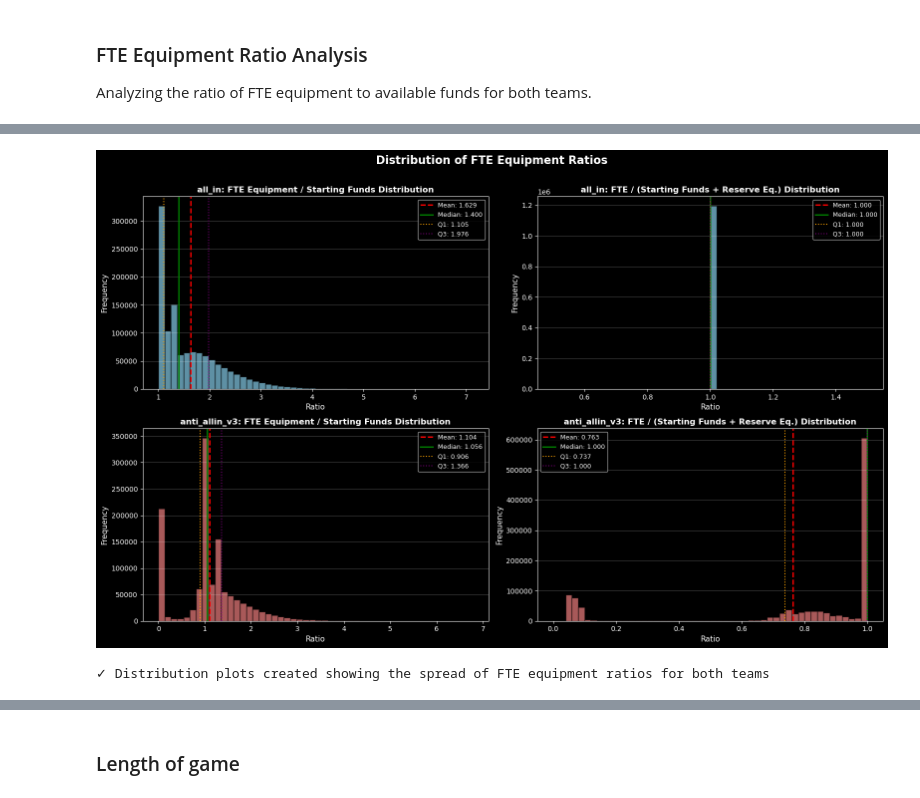
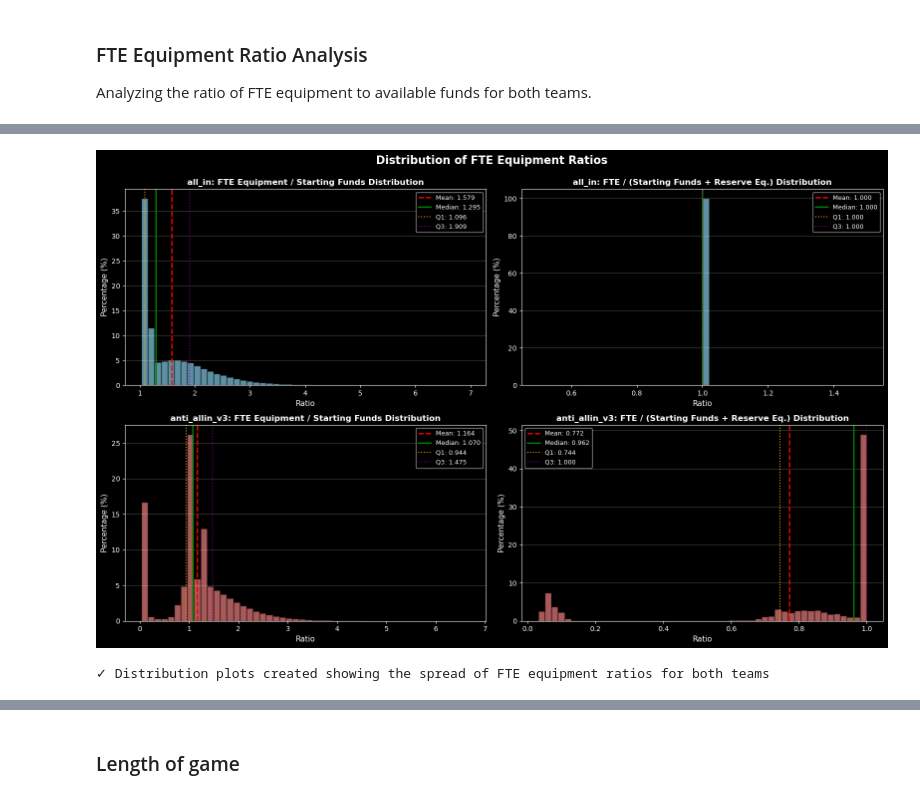
Before and after one commit to petz15/csgo_abm, a Jupyter notebook: analysis_notebook_v2.ipynb, the cells around one changed output, grey strips where cells are left out. Saved outputs shown, nothing was run; the diff lists cells and outputs as text; code cells hidden in the pictures.

```diff
--- a/analysis_notebook_v2.ipynb
+++ b/analysis_notebook_v2.ipynb
@@ -15,7 +15,7 @@ if 'MATCHUP_FOLDER' in os.environ:
     print(f"Batch mode: Analyzing {os.path.basename(FOLDER_PATH)}")
 else:
     # Manual mode - use hardcoded paths
-    FOLDER_PATH = r"results_20260105_215737"  # Update this path
+    FOLDER_PATH = r"results_20260106_002345"  # Update this path
     CSV_FILE_PATH = rf"{FOLDER_PATH}\all_games_minimal.csv"
     CSV_INFO_FILE_PATH = rf"{FOLDER_PATH}\simulation_summary.json"
     print(f"Manual mode: Analyzing {FOLDER_PATH}")
@@ -306,60 +306,68 @@ all_in:
 fig, axes = plt.subplots(2, 2, figsize=(16, 10))
 
 # Team 1 - FTE/Funds_Start Distribution
-axes[0, 0].hist(t1_fte_to_funds_start.dropna(), bins=50, alpha=0.7, color='skyblue', edgecolor='black')
+t1_data = t1_fte_to_funds_start.dropna()
+weights1 = np.ones_like(t1_data) * (100.0 / len(t1_data))
+axes[0, 0].hist(t1_data, bins=50, weights=weights1, alpha=0.7, color='skyblue', edgecolor='black')
 axes[0, 0].axvline(t1_fte_to_funds_start.mean(), color='red', linestyle='--', linewidth=2, label=f'Mean: {t1_fte_to_funds_start.mean():.3f}')
 axes[0, 0].axvline(t1_fte_to_funds_start.median(), color='green', linestyle='-', linewidth=2, label=f'Median: {t1_fte_to_funds_start.median():.3f}')
 axes[0, 0].axvline(t1_fte_to_funds_start.quantile(0.25), color='orange', linestyle=':', linewidth=1.5, label=f'Q1: {t1_fte_to_funds_start.quantile(0.25):.3f}')
 axes[0, 0].axvline(t1_fte_to_funds_start.quantile(0.75), color='purple', linestyle=':', linewidth=1.5, label=f'Q3: {t1_fte_to_funds_start.quantile(0.75):.3f}')
 axes[0, 0].set_xlabel('Ratio', fontsize=11)
-axes[0, 0].set_ylabel('Frequency', fontsize=11)
+axes[0, 0].set_ylabel('Percentage (%)', fontsize=11)
 axes[0, 0].set_title(f'{t1_label}: FTE Equipment / Starting Funds Distribution', fontsize=12, fontweight='bold')
 axes[0, 0].legend(fontsize=9)
 axes[0, 0].grid(axis='y', alpha=0.3)
 
 # Team 1 - FTE/Total Funds Distribution
-axes[0, 1].hist(t1_fte_to_total_funds.dropna(), bins=50, alpha=0.7, color='skyblue', edgecolor='black')
+t1_data2 = t1_fte_to_total_funds.dropna()
+weights2 = np.ones_like(t1_data2) * (100.0 / len(t1_data2))
+axes[0, 1].hist(t1_data2, bins=50, weights=weights2, alpha=0.7, color='skyblue', edgecolor='black')
 axes[0, 1].axvline(t1_fte_to_total_funds.mean(), color='red', linestyle='--', linewidth=2, label=f'Mean: {t1_fte_to_total_funds.mean():.3f}')
 axes[0, 1].axvline(t1_fte_to_total_funds.median(), color='green', linestyle='-', linewidth=2, label=f'Median: {t1_fte_to_total_funds.median():.3f}')
 axes[0, 1].axvline(t1_fte_to_total_funds.quantile(0.25), color='orange', linestyle=':', linewidth=1.5, label=f'Q1: {t1_fte_to_total_funds.quantile(0.25):.3f}')
 axes[0, 1].axvline(t1_fte_to_total_funds.quantile(0.75), color='purple', linestyle=':', linewidth=1.5, label=f'Q3: {t1_fte_to_total_funds.quantile(0.75):.3f}')
 axes[0, 1].set_xlabel('Ratio', fontsize=11)
-axes[0, 1].set_ylabel('Frequency', fontsize=11)
+axes[0, 1].set_ylabel('Percentage (%)', fontsize=11)
 axes[0, 1].set_title(f'{t1_label}: FTE / (Starting Funds + Reserve Eq.) Distribution', fontsize=12, fontweight='bold')
 axes[0, 1].legend(fontsize=9)
 axes[0, 1].grid(axis='y', alpha=0.3)
 
 # Team 2 - FTE/Funds_Start Distribution
-axes[1, 0].hist(t2_fte_to_funds_start.dropna(), bins=50, alpha=0.7, color='lightcoral', edgecolor='black')
+t2_data = t2_fte_to_funds_start.dropna()
+weights3 = np.ones_like(t2_data) * (100.0 / len(t2_data))
+axes[1, 0].hist(t2_data, bins=50, weights=weights3, alpha=0.7, color='lightcoral', edgecolor='black')
 axes[1, 0].axvline(t2_fte_to_funds_start.mean(), color='red', linestyle='--', linewidth=2, label=f'Mean: {t2_fte_to_funds_start.mean():.3f}')
 axes[1, 0].axvline(t2_fte_to_funds_start.median(), color='green', linestyle='-', linewidth=2, label=f'Median: {t2_fte_to_funds_start.median():.3f}')
 axes[1, 0].axvline(t2_fte_to_funds_start.quantile(0.25), color='orange', linestyle=':', linewidth=1.5, label=f'Q1: {t2_fte_to_funds_start.quantile(0.25):.3f}')
 axes[1, 0].axvline(t2_fte_to_funds_start.quantile(0.75), color='purple', linestyle=':', linewidth=1.5, label=f'Q3: {t2_fte_to_funds_start.quantile(0.75):.3f}')
 axes[1, 0].set_xlabel('Ratio', fontsize=11)
-axes[1, 0].set_ylabel('Frequency', fontsize=11)
+axes[1, 0].set_ylabel('Percentage (%)', fontsize=11)
 axes[1, 0].set_title(f'{t2_label}: FTE Equipment / Starting Funds Distribution', fontsize=12, fontweight='bold')
 axes[1, 0].legend(fontsize=9)
 axes[1, 0].grid(axis='y', alpha=0.3)
 
 # Team 2 - FTE/Total Funds Distribution
-axes[1, 1].hist(t2_fte_to_total_funds.dropna(), bins=50, alpha=0.7, color='lightcoral', edgecolor='black')
+t2_data2 = t2_fte_to_total_funds.dropna()
+weights4 = np.ones_like(t2_data2) * (100.0 / len(t2_data2))
+axes[1, 1].hist(t2_data2, bins=50, weights=weights4, alpha=0.7, color='lightcoral', edgecolor='black')
 axes[1, 1].axvline(t2_fte_to_total_funds.mean(), color='red', linestyle='--', linewidth=2, label=f'Mean: {t2_fte_to_total_funds.mean():.3f}')
 axes[1, 1].axvline(t2_fte_to_total_funds.median(), color='green', linestyle='-', linewidth=2, label=f'Median: {t2_fte_to_total_funds.median():.3f}')
 axes[1, 1].axvline(t2_fte_to_total_funds.quantile(0.25), color='orange', linestyle=':', linewidth=1.5, label=f'Q1: {t2_fte_to_total_funds.quantile(0.25):.3f}')
 axes[1, 1].axvline(t2_fte_to_total_funds.quantile(0.75), color='purple', linestyle=':', linewidth=1.5, label=f'Q3: {t2_fte_to_total_funds.quantile(0.75):.3f}')
 axes[1, 1].set_xlabel('Ratio', fontsize=11)
-axes[1, 1].set_ylabel('Frequency', fontsize=11)
+axes[1, 1].set_ylabel('Percentage (%)', fontsize=11)
 axes[1, 1].set_title(f'{t2_label}: FTE / (Starting Funds + Reserve Eq.) Distribution', fontsize=12, fontweight='bold')
 axes[1, 1].legend(fontsize=9)
 axes[1, 1].grid(axis='y', alpha=0.3)
 
 fig.suptitle('Distribution of FTE Equipment Ratios', fontsize=16, fontweight='bold', y=0.995)
 plt.tight_layout()
 plt.show()
 
 print(f"✓ Distribution plots created showing the spread of FTE equipment ratios for both teams")
 # %% [output]
-[figure, old version]
+[figure, new version]
 ✓ Distribution plots created showing the spread of FTE equipment ratios for both teams
 # %%
 # ============================================================================
```
Also changed, not shown: parts of 14 cells of this notebook, 6 other files.
